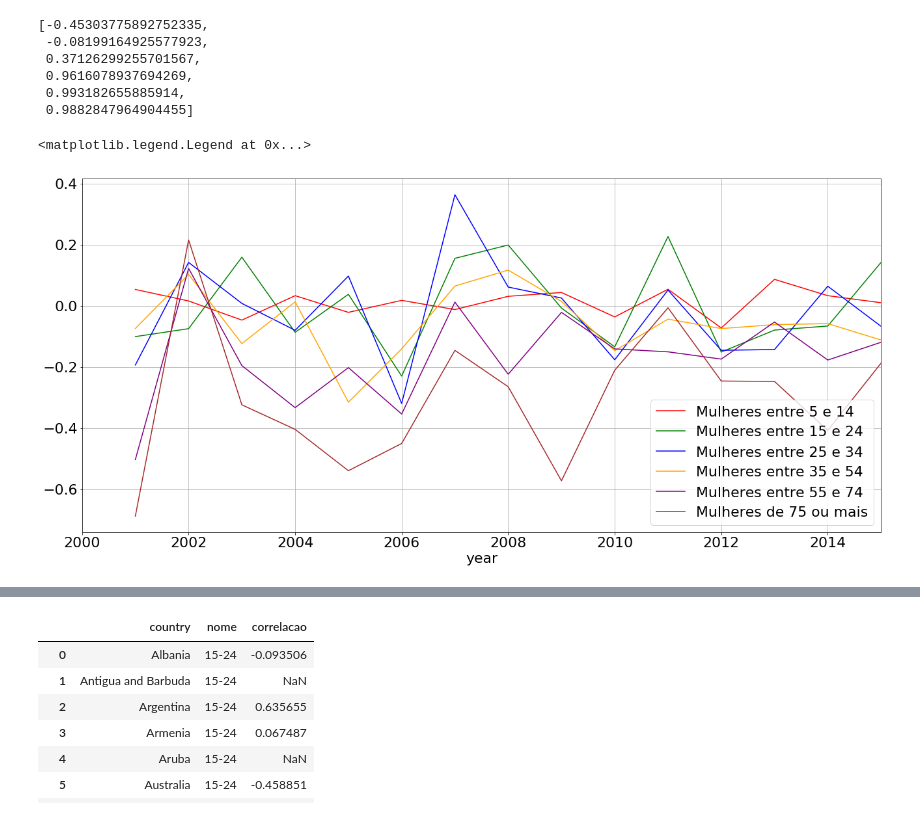
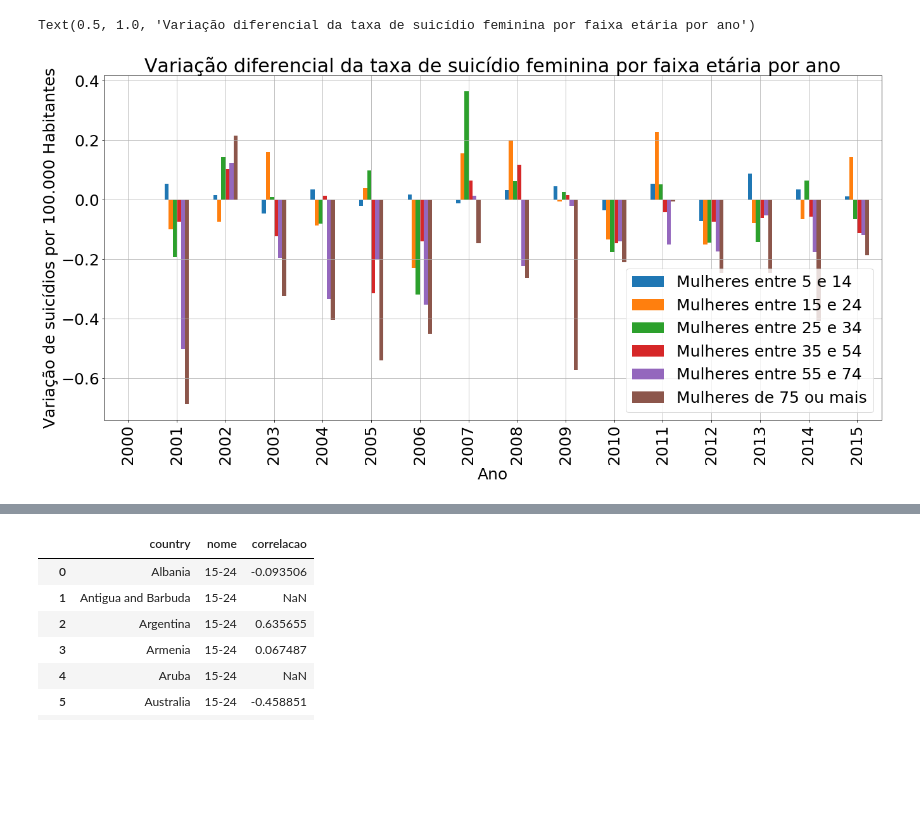
Before and after one commit to nicolas-sss/lp-project-hlnn-20191, a Jupyter notebook: jupyter files/suicidio diff.ipynb, the cells around one changed output, grey strips where cells are left out. Saved outputs shown, nothing was run; the diff lists cells and outputs as text; code cells hidden in the pictures; blank space fills up the shorter version.

```diff
--- a/jupyter files/suicidio diff.ipynb
+++ b/jupyter files/suicidio diff.ipynb
@@ -6,8 +6,7 @@ import matplotlib.pyplot as plt
 import pandas_helper_calc
 import seaborn as sns
 %matplotlib inline
-font = {
-        'size'   : 22}
+font = {'size'   : 25}
 mpl.rc('font', **font)
 # %%
 pip install git+https://github.com/scls19fr/pandas-helper-calc
@@ -101,6 +43,6 @@ dfm
 # %%
-dff = dff.reset_index(drop=True).set_index('year')
-dfm = dfm.reset_index(drop=True).set_index('year')
+dff = dff.reset_index()
+dfm = dfm.reset_index()
 # %%
 cor = []
 
@@ -108,31 +50,29 @@ list(map(lambda x: dfm[x].corr(dff[x]), dff.columns))
 
 #for col in dff.columns():
  #   corr.append(dfm[col].corr(dff[col]))
-# %% [output]
-[-0.45303775892752335,
- -0.08199164925577923,
- 0.37126299255701567,
- 0.9616078937694269,
- 0.993182655885914,
- 0.9882847964904455]
 # %%
 fig, ax = plt.subplots(figsize=(22, 10))
 dffdiff = pd.DataFrame(columns=['une514','une1524', 'une2534', 'une3554','une5574','une75'])
 dffdiff['une514'] = dff['suicidio514'].calc.derivative()
 dffdiff['une1524'] = dff['suicidio1524'].calc.derivative()
 dffdiff['une2534'] = dff['suicidio2534'].calc.derivative()
 dffdiff['une3554'] = dff['suicidio3554'].calc.derivative()
 dffdiff['une5574'] = dff['suicidio5574'].calc.derivative()
 dffdiff['une75'] = dff['suicidio75'].calc.derivative()
-dffdiff['une514'].plot(grid=True, ax=ax, color='red',label="Mulheres entre 5 e 14")
-dffdiff['une1524'].plot(grid=True, ax=ax, color='green', label="Mulheres entre 15 e 24")
-dffdiff['une2534'].plot(grid=True, ax=ax, color='blue', label="Mulheres entre 25 e 34")
-dffdiff['une3554'].plot(grid=True, ax=ax, color='orange', label="Mulheres entre 35 e 54")
-dffdiff['une5574'].plot(grid=True, ax=ax, color='purple', label="Mulheres entre 55 e 74")
-dffdiff['une75'].plot(grid=True, ax=ax, color='brown', label="Mulheres de 75 ou mais")
-ax.legend()
+dffdiff['year'] = dff['year']
+dffdiff.plot(grid=True, kind='bar', ax=ax, x='year', y=['une514','une1524', 'une2534', 'une3554','une5574','une75'])
+#dffdiff['une514'].plot.bar(grid=True, ax=ax, color='red',label="Mulheres entre 5 e 14")
+#dffdiff['une1524'].plot.bar(grid=True, ax=ax, color='green', label="Mulheres entre 15 e 24")
+#dffdiff['une2534'].plot.bar(grid=True, ax=ax, color='blue', label="Mulheres entre 25 e 34")
+#dffdiff['une3554'].plot.bar(grid=True, ax=ax, color='orange', label="Mulheres entre 35 e 54")
+#dffdiff['une5574'].plot.bar(grid=True, ax=ax, color='purple', label="Mulheres entre 55 e 74")
+#dffdiff['une75'].plot.bar(grid=True, ax=ax, color='brown', label="Mulheres de 75 ou mais")
+ax.legend(labels=["Mulheres entre 5 e 14","Mulheres entre 15 e 24","Mulheres entre 25 e 34","Mulheres entre 35 e 54","Mulheres entre 55 e 74","Mulheres de 75 ou mais"])
+ax.set_xlabel("Ano")
+ax.set_ylabel("Variação de suicídios por 100.000 Habitantes")
+ax.set_title("Variação diferencial da taxa de suicídio feminina por faixa etária por ano")
 # %% [output]
-<matplotlib.legend.Legend at 0x...>
+Text(0.5, 1.0, 'Variação diferencial da taxa de suicídio feminina por faixa etária por ano')
-[figure, old version]
+[figure, new version]
 # %%
 dffdiff
```
Also changed, not shown: parts of 10 cells of this notebook, 3 other files.
